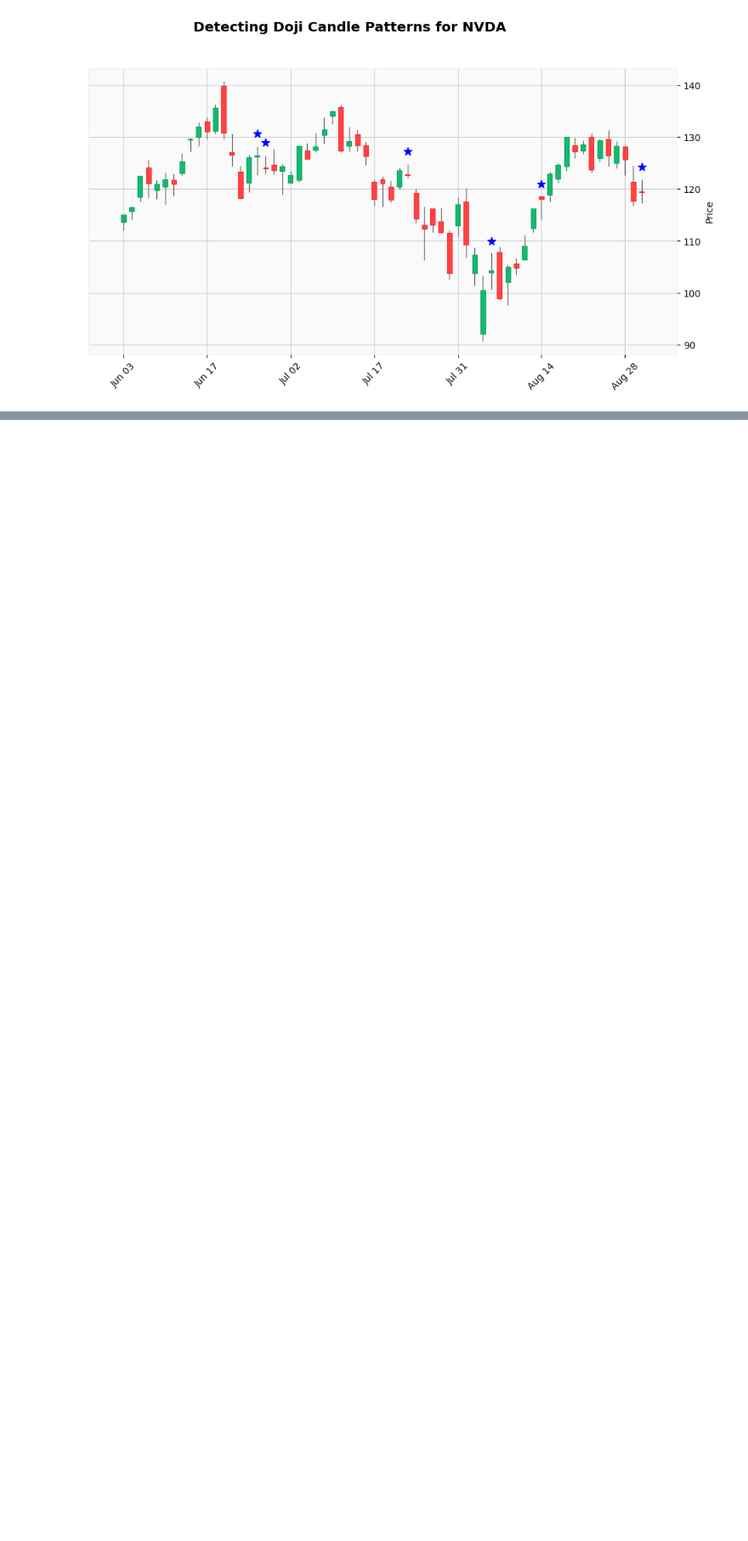
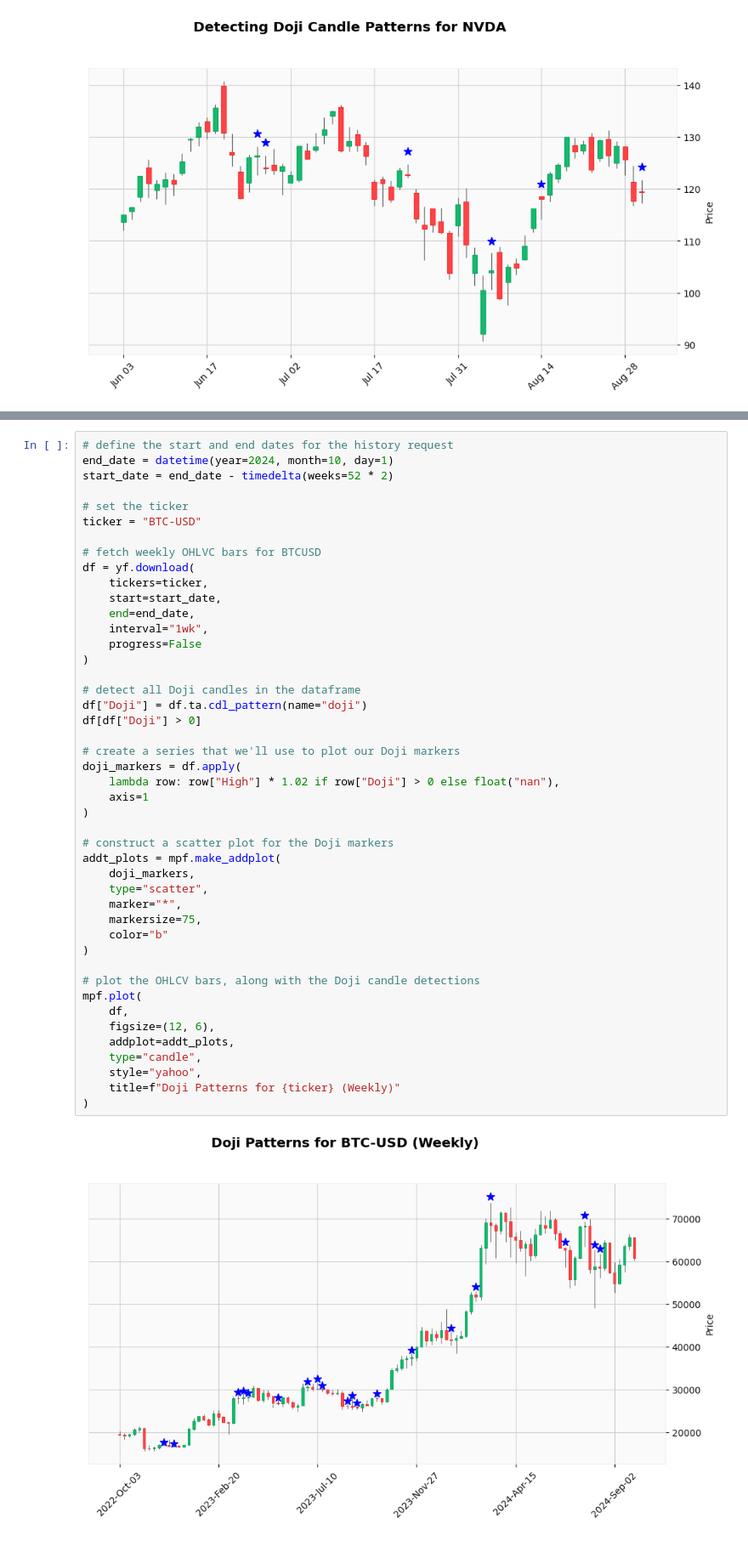
Before and after one commit to jrosebr1/pythonfintech, a Jupyter notebook: detecting-doji-pattern/Detecting Doji Pattern.ipynb, the cells around one changed output, grey strips where cells are left out. Shown: that part at 85% size. Drawn from its saved outputs; the diff is of its cells as text; blank space fills up the shorter version.

Commit message:
Added market indecision example for doji candles

```diff
--- a/detecting-doji-pattern/Detecting Doji Pattern.ipynb
+++ b/detecting-doji-pattern/Detecting Doji Pattern.ipynb
@@ -79,0 +84,47 @@ mpf.plot(
+# %%
+# define the start and end dates for the history request
+end_date = datetime(year=2024, month=10, day=1)
+start_date = end_date - timedelta(weeks=52 * 2)
+
+# set the ticker
+ticker = "BTC-USD"
+
+# fetch weekly OHLVC bars for BTCUSD
+df = yf.download(
+    tickers=ticker,
+    start=start_date,
+    end=end_date,
+    interval="1wk",
+    progress=False
+)
+
+# detect all Doji candles in the dataframe
+df["Doji"] = df.ta.cdl_pattern(name="doji")
+df[df["Doji"] > 0]
+
+# create a series that we'll use to plot our Doji markers
+doji_markers = df.apply(
+    lambda row: row["High"] * 1.02 if row["Doji"] > 0 else float("nan"),
+    axis=1
+)
+
+# construct a scatter plot for the Doji markers
+addt_plots = mpf.make_addplot(
+    doji_markers,
+    type="scatter",
+    marker="*",
+    markersize=75,
+    color="b"
+)
+
+# plot the OHLCV bars, along with the Doji candle detections
+mpf.plot(
+    df,
+    figsize=(12, 6),
+    addplot=addt_plots,
+    type="candle",
+    style="yahoo",
+    title=f"Doji Patterns for {ticker} (Weekly)"
+)
+# %% [output]
+[figure, added]
```
Also changed, not shown: parts of 3 cells of this notebook.
